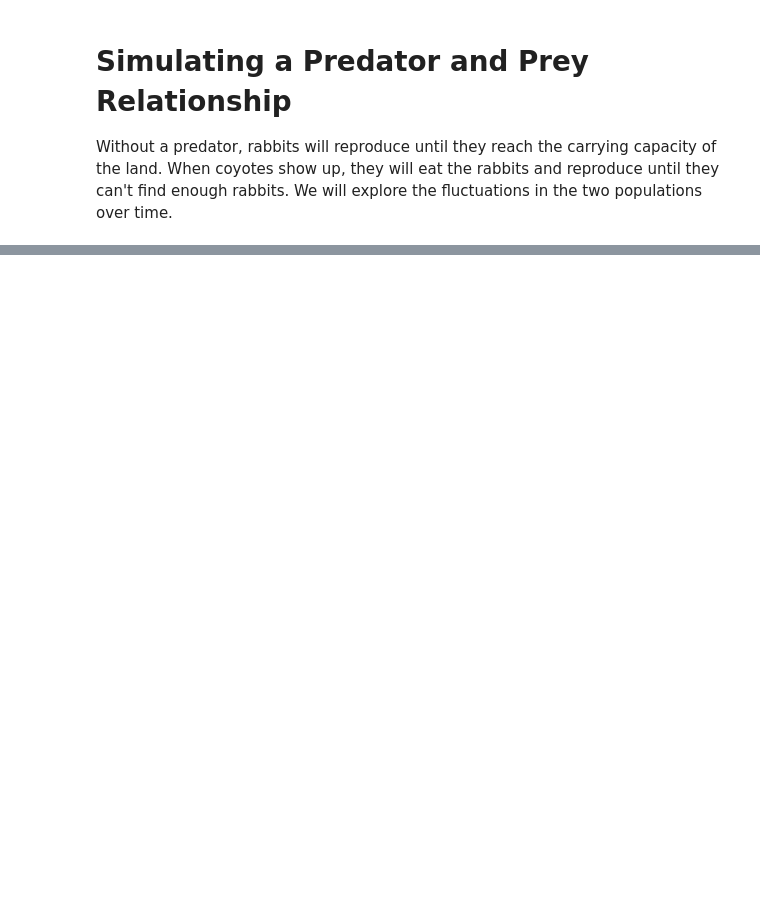
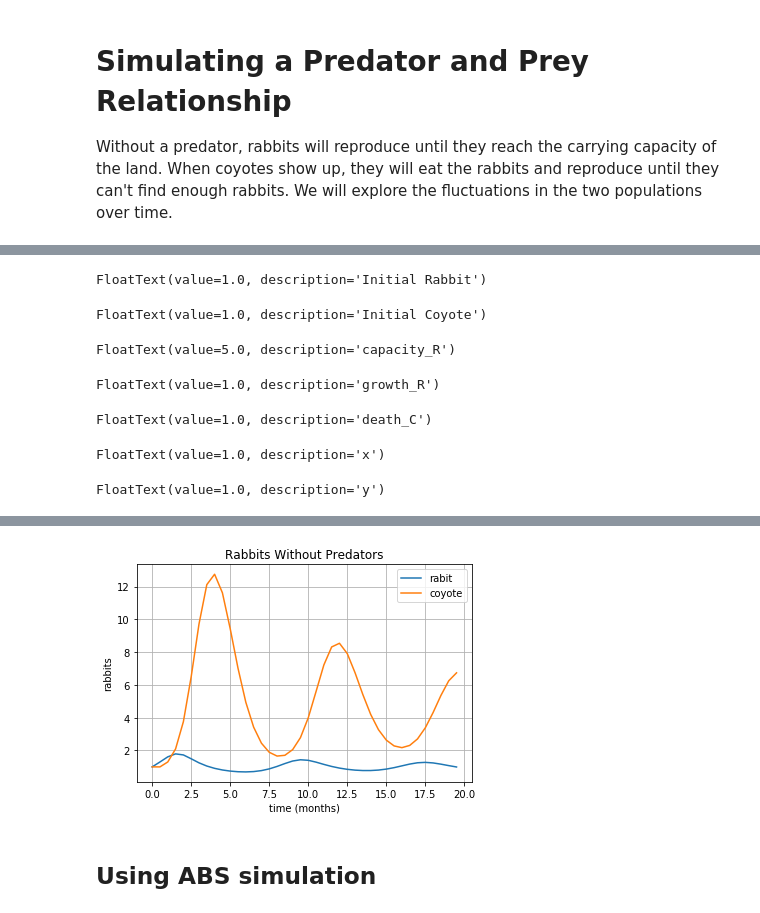
Before and after one commit to hillegass/complex-sim, a Jupyter notebook: src/dev.ipynb, the cells around one changed output, grey strips where cells are left out. Drawn from its saved outputs; the diff is of its cells as text; code cells hidden in the pictures; blank space fills up the shorter version.

```diff
--- a/src/dev.ipynb
+++ b/src/dev.ipynb
@@ -117,0 +154,43 @@ FloatText(value=0.5, description='Declining rate')
+# %%
+%matplotlib inline
+initial_rabbit = widgets.FloatText(description="Initial Rabbit", value=1)
+initial_coyote = widgets.FloatText(description="Initial Coyote", value=1)
+capacity = widgets.FloatText(description="capacity_R", value=5)
+growth_rate = widgets.FloatText(description="growth_R", value=1)
+death_rate = widgets.FloatText(description="death_C", value=1)
+x = widgets.FloatText(description="x", value=1)
+y = widgets.FloatText(description="y", value=1)
+button = widgets.Button(description="Plot Graph")
+display(initial_rabbit, initial_coyote, capacity, growth_rate, death_rate, x, y, button)
+def plot_graph(b):
+    clear_output()
+    display(initial_rabbit, initial_coyote, capacity, growth_rate, death_rate, x, y, button)
+    fig = plt.figure()
+    ax = fig.add_subplot(111)
+    t = np.arange(0, 20, 0.5)
+    s = np.zeros(t.shape)
+    p = np.zeros(t.shape)
+    R = initial_rabbit.value
+    C = initial_coyote.value
+    for i in range(t.shape[0]):
+        s[i] = R
+        p[i] = C
+        R = R + growth_rate.value * (capacity.value - R)/(capacity.value) * R - (1 - 1/(x.value*C + 1))*R
+        C = C - death_rate.value * C  + y.value*s[i]*C
+
+    ax.plot(t, s, label="rabit")
+    ax.plot(t, p, label="coyote")
+    ax.set(xlabel='time (months)', ylabel='rabbits',
+       title='Rabbits Without Predators')
+    ax.grid()
+    ax.legend()
+
+button.on_click(plot_graph)
+# %% [output]
+FloatText(value=1.0, description='Initial Rabbit')
+FloatText(value=1.0, description='Initial Coyote')
+FloatText(value=5.0, description='capacity_R')
+FloatText(value=1.0, description='growth_R')
+FloatText(value=1.0, description='death_C')
+FloatText(value=1.0, description='x')
+FloatText(value=1.0, description='y')
@@ -117,0 +198,3 @@ FloatText(value=0.5, description='Declining rate')
+[figure, added]
+# %% [markdown]
+## Using ABS simulation
```
Also changed, not shown: parts of 8 cells of this notebook.
